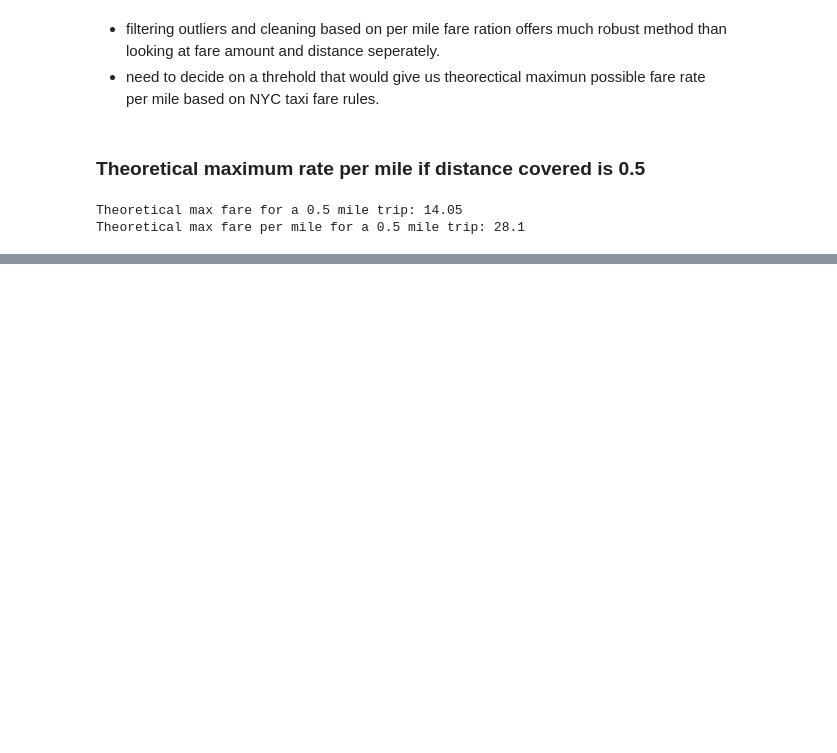
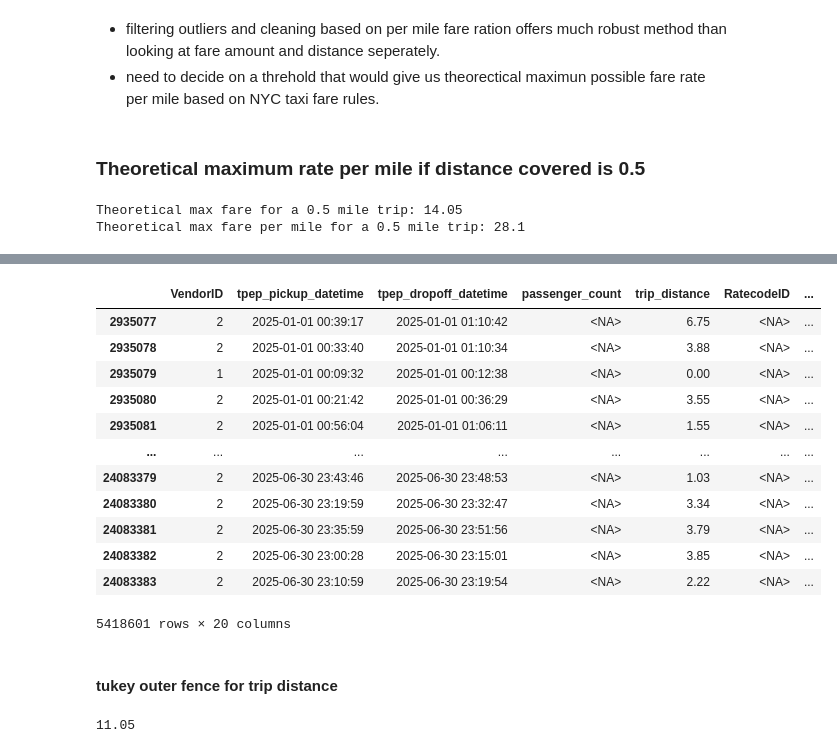
Before and after one commit to anubhavsingh1729/aidqds, a Jupyter notebook: analysis_notebook.ipynb, the cells around one changed output, grey strips where cells are left out. Drawn from its saved outputs; the diff is of its cells as text; code cells hidden in the pictures; blank space fills up the shorter version.

```diff
--- a/analysis_notebook.ipynb
+++ b/analysis_notebook.ipynb
@@ -349,0 +403,9 @@ Theoretical max fare per mile for a 0.5 mile trip: 28.1
+# %%
+con = duckdb.connect()
+
+con.execute("""
+create view if not exists raw_trips AS
+    Select * from read_parquet('/kaggle/input/datasets/ryansingh7417/nyc-taxi-trip/*.parquet')
+""")
+
+dt = con.sql("select * from raw_trips").df()
@@ -349,0 +478,18 @@ Theoretical max fare per mile for a 0.5 mile trip: 28.1
+# %%
+dt[dt['RatecodeID'].isnull()]
+# %% [output]
+|  | VendorID | tpep_pickup_datetime | tpep_dropoff_datetime | passenger_count | trip_distance | RatecodeID | ... |
+| 2935077 | 2 | 2025-01-01 00:39:17 | 2025-01-01 01:10:42 | <NA> | 6.75 | <NA> | ... |
+| 2935078 | 2 | 2025-01-01 00:33:40 | 2025-01-01 01:10:34 | <NA> | 3.88 | <NA> | ... |
+| 2935079 | 1 | 2025-01-01 00:09:32 | 2025-01-01 00:12:38 | <NA> | 0.00 | <NA> | ... |
+| 2935080 | 2 | 2025-01-01 00:21:42 | 2025-01-01 00:36:29 | <NA> | 3.55 | <NA> | ... |
+| 2935081 | 2 | 2025-01-01 00:56:04 | 2025-01-01 01:06:11 | <NA> | 1.55 | <NA> | ... |
+| ... | ... | ... | ... | ... | ... | ... | ... |
+| 24083379 | 2 | 2025-06-30 23:43:46 | 2025-06-30 23:48:53 | <NA> | 1.03 | <NA> | ... |
+| 24083380 | 2 | 2025-06-30 23:19:59 | 2025-06-30 23:32:47 | <NA> | 3.34 | <NA> | ... |
+| 24083381 | 2 | 2025-06-30 23:35:59 | 2025-06-30 23:51:56 | <NA> | 3.79 | <NA> | ... |
+| 24083382 | 2 | 2025-06-30 23:00:28 | 2025-06-30 23:15:01 | <NA> | 3.85 | <NA> | ... |
+| 24083383 | 2 | 2025-06-30 23:10:59 | 2025-06-30 23:19:54 | <NA> | 2.22 | <NA> | ... |
+5418601 rows × 20 columns
+# %% [markdown]
+#### tukey outer fence for trip distance
@@ -349,0 +498,12 @@ Theoretical max fare per mile for a 0.5 mile trip: 28.1
+# %%
+import numpy as np
+
+q1 = np.percentile(dt['trip_distance'],25)
+q3 = np.percentile(dt['trip_distance'],75)
+
+iqr = q3-q1
+
+fence = q3+(3*iqr)
+print(fence)
+# %% [output]
+11.05
```
Also changed, not shown: parts of 34 cells of this notebook.
